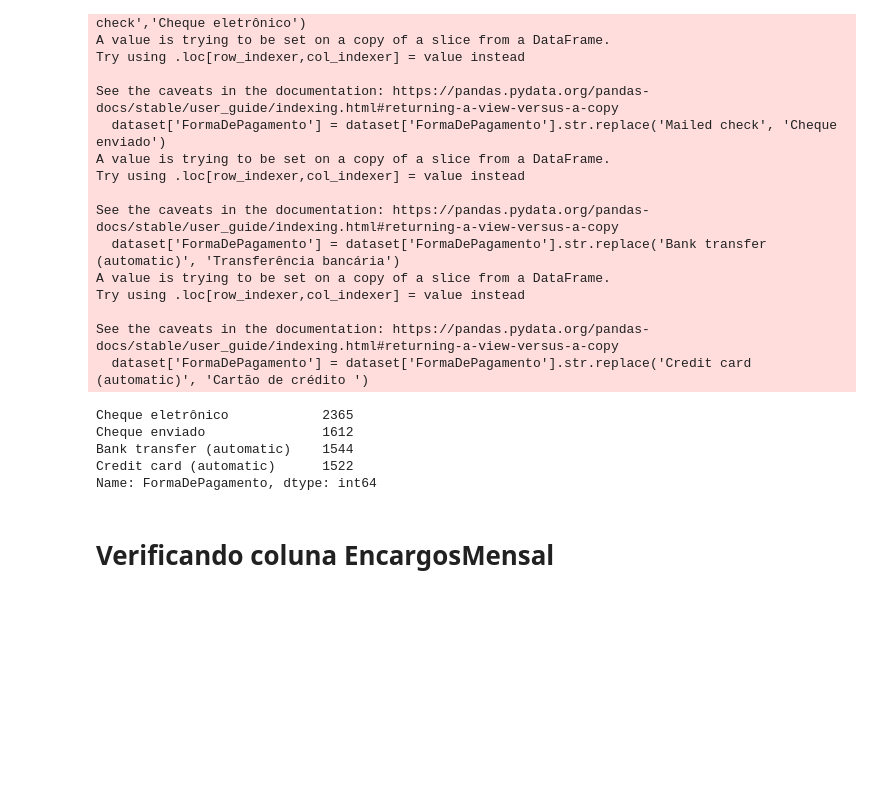
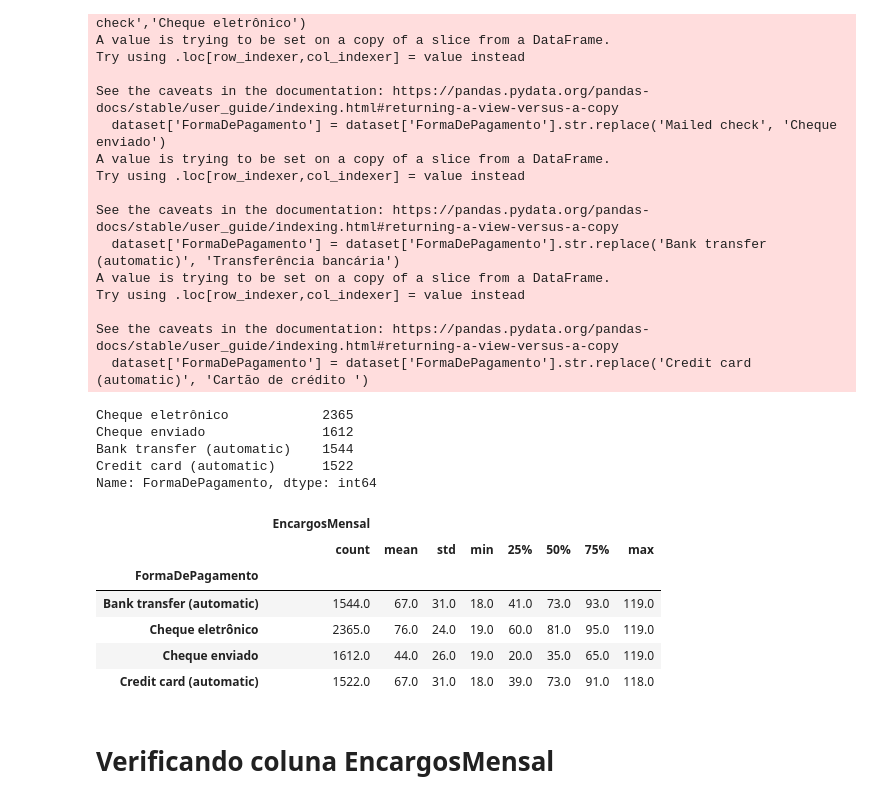
Before and after one commit to ClertonAlmeida/ChallengeDataScience, a Jupyter notebook: ChurndeClientes.ipynb, the cells around one changed output. Cells and saved outputs as stored; diff of their text form; code cells hidden in the pictures; blank space fills up the shorter version.

```diff
--- a/ChurndeClientes.ipynb
+++ b/ChurndeClientes.ipynb
@@ -577,6 +747,17 @@ Cheque enviado               1612
 Bank transfer (automatic)    1544
 Credit card (automatic)      1522
 Name: FormaDePagamento, dtype: int64
+# %%
+grupamento = dataset[['FormaDePagamento', 'EncargosMensal']].groupby(by='FormaDePagamento')
+grupamento.describe().round()
+# %% [output]
+|  | EncargosMensal |  |  |  |  |  |  |  |
+|  | count | mean | std | min | 25% | 50% | 75% | max |
+| FormaDePagamento |  |  |  |  |  |  |  |  |
+| Bank transfer (automatic) | 1544.0 | 67.0 | 31.0 | 18.0 | 41.0 | 73.0 | 93.0 | 119.0 |
+| Cheque eletrônico | 2365.0 | 76.0 | 24.0 | 19.0 | 60.0 | 81.0 | 95.0 | 119.0 |
+| Cheque enviado | 1612.0 | 44.0 | 26.0 | 19.0 | 20.0 | 35.0 | 65.0 | 119.0 |
+| Credit card (automatic) | 1522.0 | 67.0 | 31.0 | 18.0 | 39.0 | 73.0 | 91.0 | 118.0 |
 # %% [markdown]
 # Verificando coluna EncargosMensal
 # %%
```
Also changed, not shown: parts of 27 cells of this notebook.
